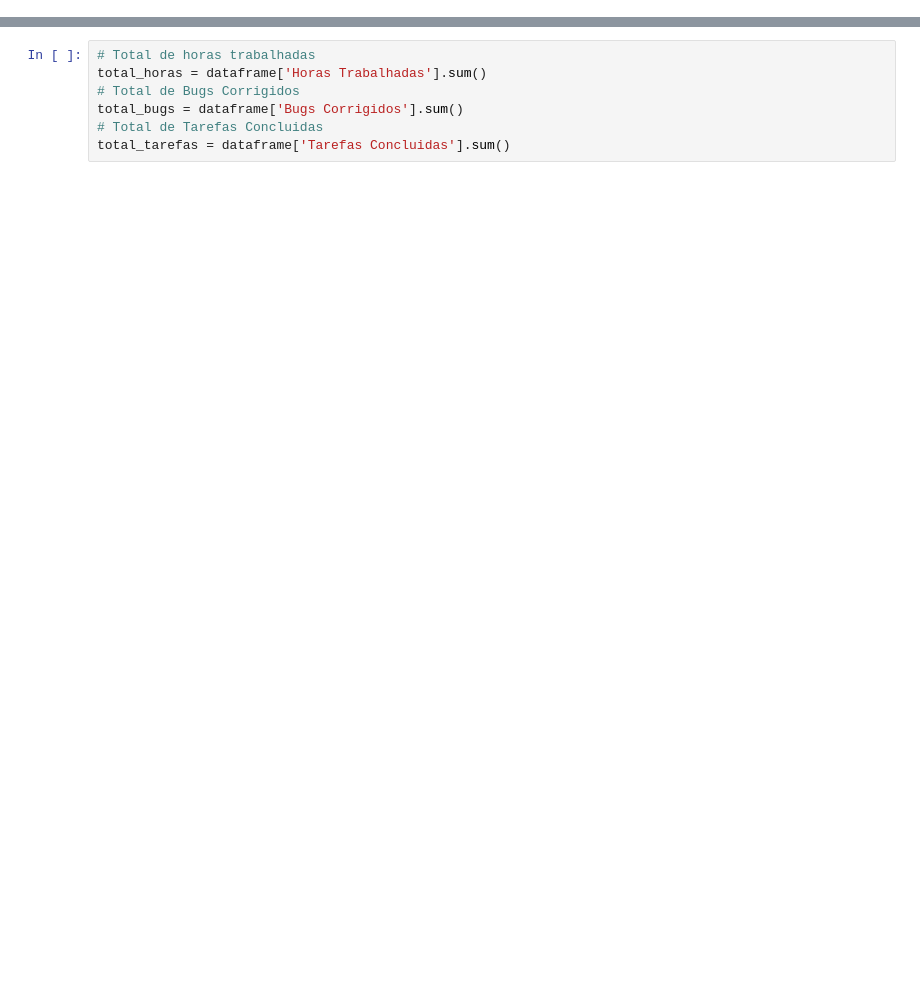
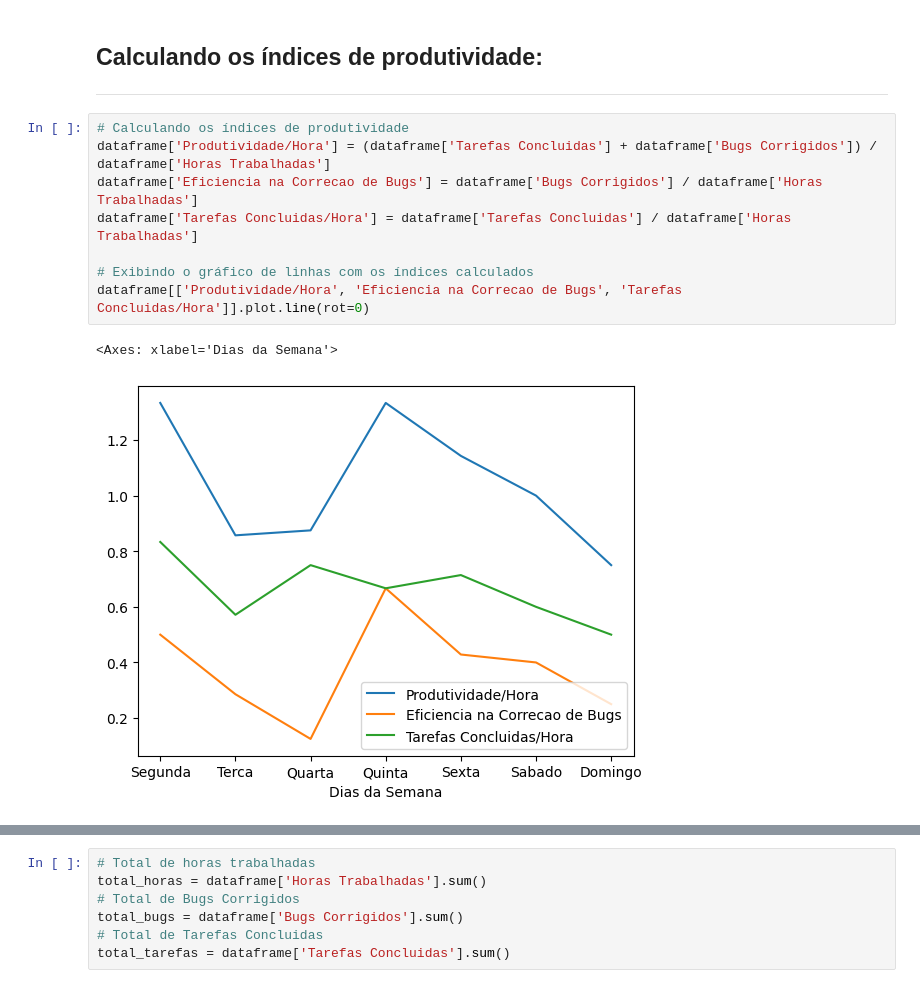
Before and after one commit to danylo-miranda/Relatorio-produtividade-diaria, a Jupyter notebook: Relatorio_produtividade_diaria.ipynb, the cells around one changed output, grey strips where cells are left out. Drawn from its saved outputs; the diff is of its cells as text; blank space fills up the shorter version.

```diff
--- a/Relatorio_produtividade_diaria.ipynb
+++ b/Relatorio_produtividade_diaria.ipynb
@@ -38,0 +74,14 @@ plt.show()
+# %% [markdown]
+## Calculando os índices de produtividade:
+---
+# %%
+# Calculando os índices de produtividade
+dataframe['Produtividade/Hora'] = (dataframe['Tarefas Concluidas'] + dataframe['Bugs Corrigidos']) / dataframe['Horas Trabalhadas']
+dataframe['Eficiencia na Correcao de Bugs'] = dataframe['Bugs Corrigidos'] / dataframe['Horas Trabalhadas']
+dataframe['Tarefas Concluidas/Hora'] = dataframe['Tarefas Concluidas'] / dataframe['Horas Trabalhadas']
+
+# Exibindo o gráfico de linhas com os índices calculados
+dataframe[['Produtividade/Hora', 'Eficiencia na Correcao de Bugs', 'Tarefas Concluidas/Hora']].plot.line(rot=0)
+# %% [output]
+<Axes: xlabel='Dias da Semana'>
+[figure, added]
```
Also changed, not shown: parts of 35 cells of this notebook.
